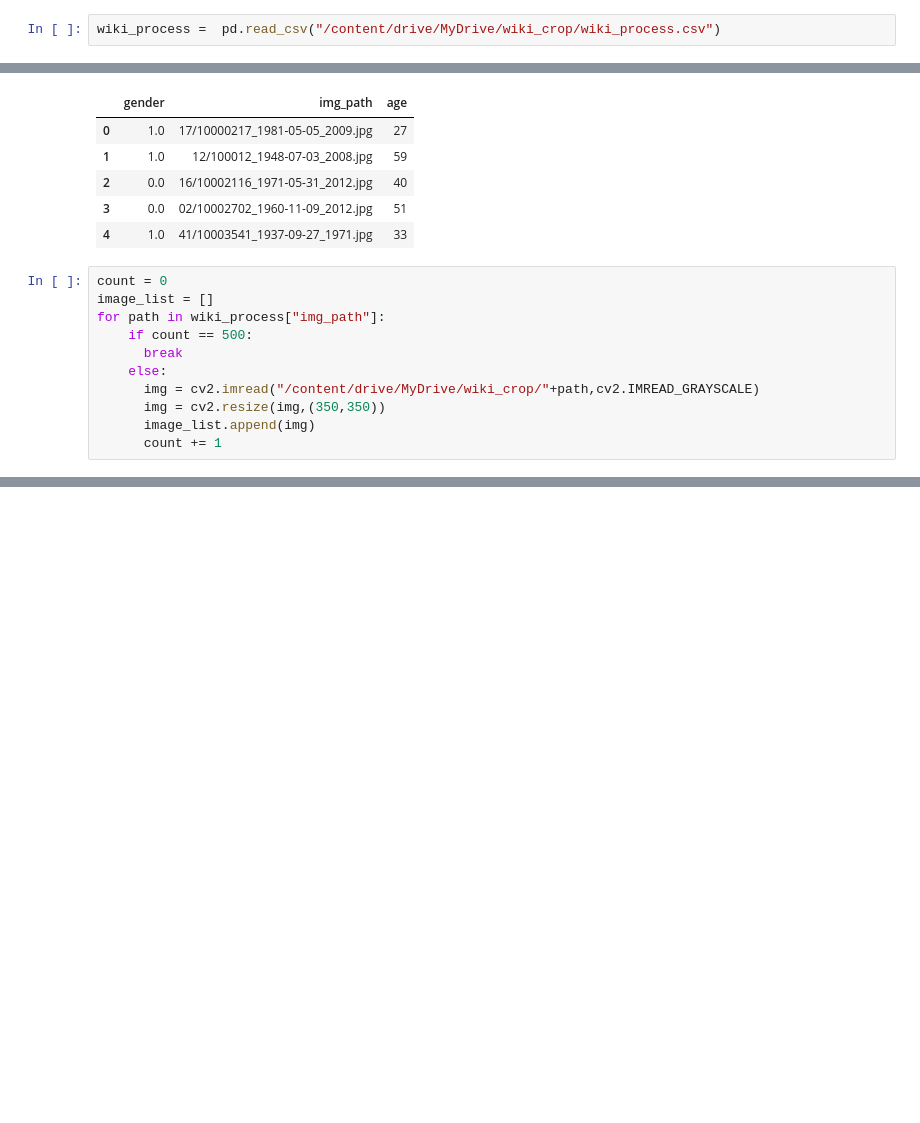
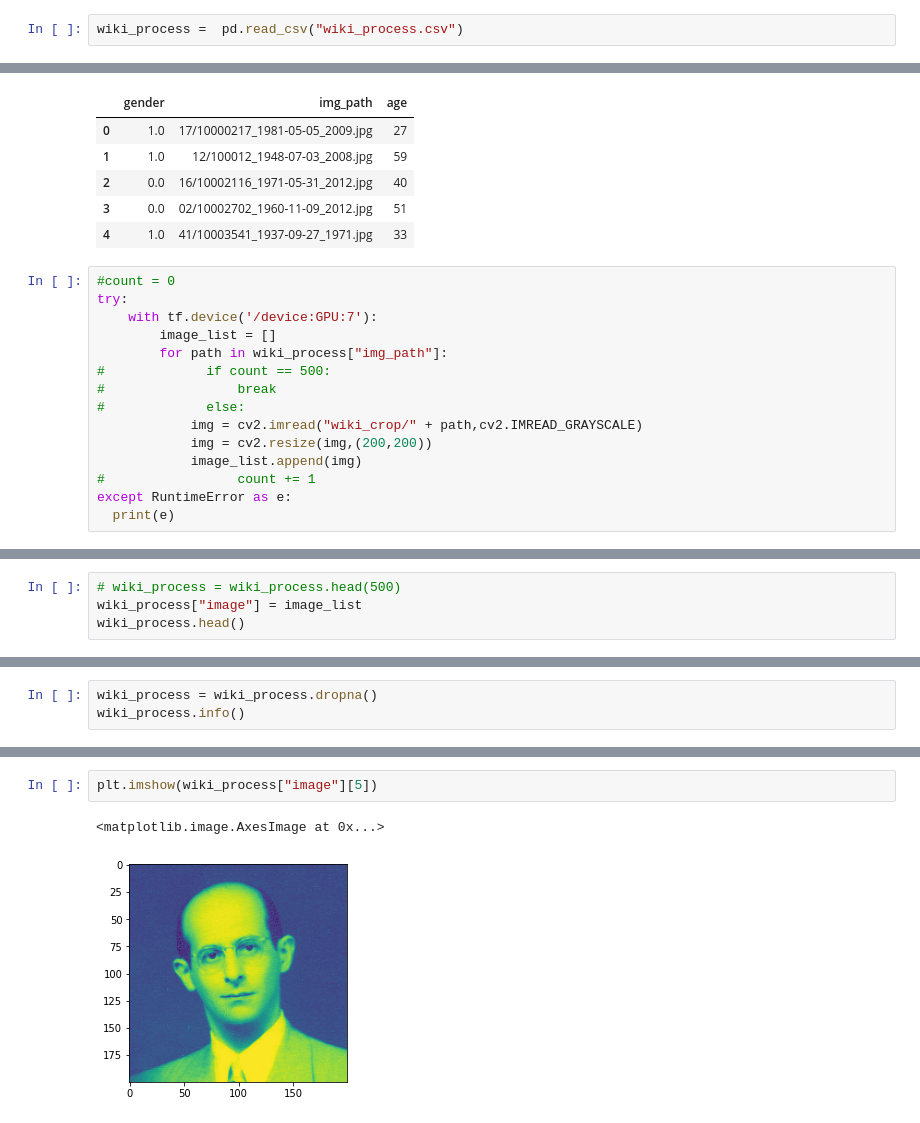
Before and after one commit to SaiGanesh26/Age-Gender-Prediction, a Jupyter notebook: Gender_Model.ipynb, the cells around one changed output, grey strips where cells are left out. Cells and saved outputs as stored; diff of their text form; blank space fills up the shorter version.

```diff
--- a/Gender_Model.ipynb
+++ b/Gender_Model.ipynb
@@ -27,5 +40,5 @@ Drive already mounted at /content/drive/; to attempt to forcibly remount, call d
 # %%
-wiki_process =  pd.read_csv("/content/drive/MyDrive/wiki_crop/wiki_process.csv")
+wiki_process =  pd.read_csv("wiki_process.csv")
 # %%
 wiki_process.head()
 # %% [output]
@@ -36,13 +49,17 @@ wiki_process.head()
 | 3 | 0.0 | 02/10002702_1960-11-09_2012.jpg | 51 |
 | 4 | 1.0 | 41/10003541_1937-09-27_1971.jpg | 33 |
 # %%
-count = 0
-image_list = []
-for path in wiki_process["img_path"]:
-    if count == 500:
-      break
-    else:
-      img = cv2.imread("/content/drive/MyDrive/wiki_crop/"+path,cv2.IMREAD_GRAYSCALE)
-      img = cv2.resize(img,(350,350))
-      image_list.append(img)
-      count += 1
+#count = 0
+try:
+    with tf.device('/device:GPU:7'):
+        image_list = []
+        for path in wiki_process["img_path"]:
+#             if count == 500:
+#                 break
+#             else:
+            img = cv2.imread("wiki_crop/" + path,cv2.IMREAD_GRAYSCALE)
+            img = cv2.resize(img,(200,200))
+            image_list.append(img)
+#                 count += 1
+except RuntimeError as e:
+  print(e)
@@ -89,0 +66,4 @@ memory usage: 19.5+ KB
+# %%
+# wiki_process = wiki_process.head(500)
+wiki_process["image"] = image_list
+wiki_process.head()
@@ -89,0 +80,3 @@ memory usage: 19.5+ KB
+# %%
+wiki_process = wiki_process.dropna()
+wiki_process.info()
@@ -90,2 +95,7 @@ memory usage: 19.5+ KB
+# %%
+plt.imshow(wiki_process["image"][5])
+# %% [output]
+<matplotlib.image.AxesImage at 0x...>
+[figure, added]
 # %%
 #normalizing the pixel values
```
Also changed, not shown: parts of 30 cells of this notebook.
